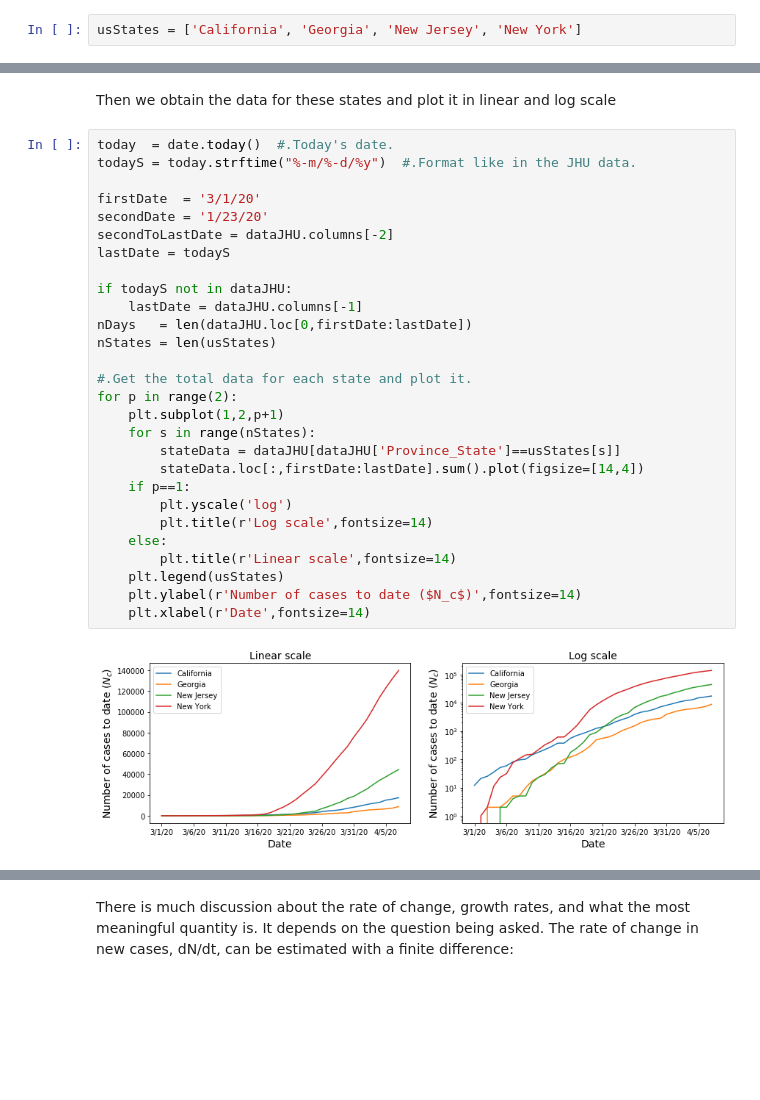
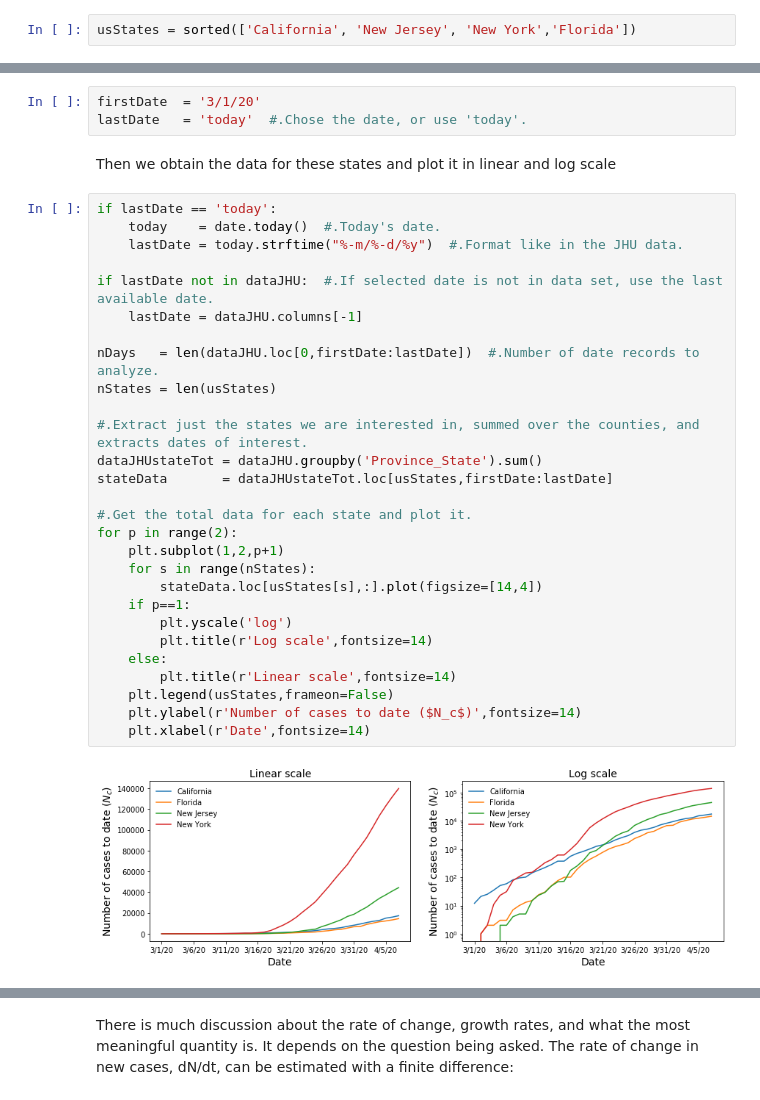
Before and after one commit to manauref/pyCOVID19, a Jupyter notebook: jupyter/publicData.ipynb, the cells around one changed output, grey strips where cells are left out. Drawn from its saved outputs; the diff is of its cells as text; blank space fills up the shorter version.

```diff
--- a/jupyter/publicData.ipynb
+++ b/jupyter/publicData.ipynb
@@ -32,4 +32,4 @@ dataNYTc = pd.read_csv(dataURL[2])
 # %% [markdown]
 We first examine the time traces of the cases per day for some US states. Select which states below:
 # %%
-usStates = ['California', 'Georgia', 'New Jersey', 'New York']
+usStates = sorted(['California', 'New Jersey', 'New York','Florida'])
@@ -36,33 +38,36 @@ usStates = ['California', 'Georgia', 'New Jersey', 'New York']
+# %%
+firstDate  = '3/1/20'
+lastDate   = 'today'  #.Chose the date, or use 'today'.
 # %% [markdown]
 Then we obtain the data for these states and plot it in linear and log scale
 # %%
-today  = date.today()  #.Today's date.
-todayS = today.strftime("%-m/%-d/%y")  #.Format like in the JHU data.
+if lastDate == 'today':
+    today    = date.today()  #.Today's date.
+    lastDate = today.strftime("%-m/%-d/%y")  #.Format like in the JHU data.
 
-firstDate  = '3/1/20'
-secondDate = '1/23/20'
-secondToLastDate = dataJHU.columns[-2]
-lastDate = todayS
+if lastDate not in dataJHU:  #.If selected date is not in data set, use the last available date.
+    lastDate = dataJHU.columns[-1]
 
-if todayS not in dataJHU:
-    lastDate = dataJHU.columns[-1]
-nDays   = len(dataJHU.loc[0,firstDate:lastDate])
+nDays   = len(dataJHU.loc[0,firstDate:lastDate])  #.Number of date records to analyze.
 nStates = len(usStates)
+
+#.Extract just the states we are interested in, summed over the counties, and extracts dates of interest.
+dataJHUstateTot = dataJHU.groupby('Province_State').sum()
+stateData       = dataJHUstateTot.loc[usStates,firstDate:lastDate]
 
 #.Get the total data for each state and plot it.
 for p in range(2):
     plt.subplot(1,2,p+1)
     for s in range(nStates):
-        stateData = dataJHU[dataJHU['Province_State']==usStates[s]]
-        stateData.loc[:,firstDate:lastDate].sum().plot(figsize=[14,4])
+        stateData.loc[usStates[s],:].plot(figsize=[14,4])
     if p==1:
         plt.yscale('log')
         plt.title(r'Log scale',fontsize=14)
     else:
         plt.title(r'Linear scale',fontsize=14)
-    plt.legend(usStates)
+    plt.legend(usStates,frameon=False)
     plt.ylabel(r'Number of cases to date ($N_c$)',fontsize=14)
     plt.xlabel(r'Date',fontsize=14)
 # %% [output]
-[figure, old version]
+[figure, new version]
 # %% [markdown]
```
Also changed, not shown: parts of 5 cells of this notebook.
